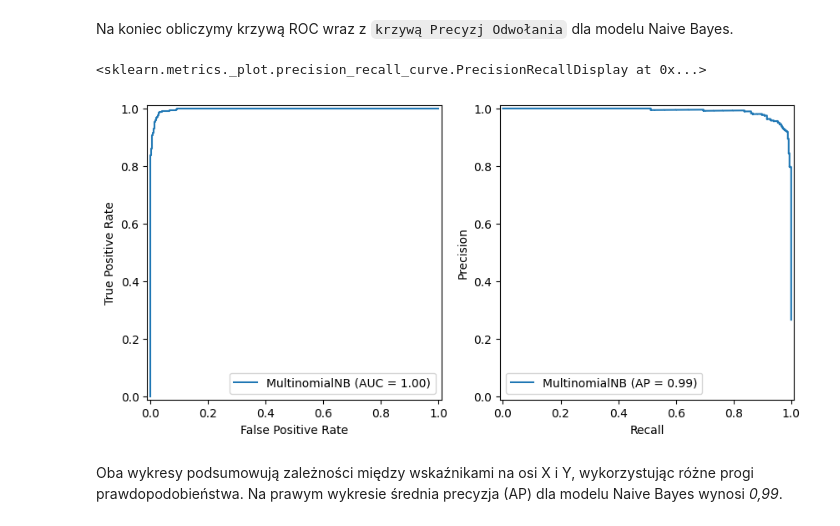
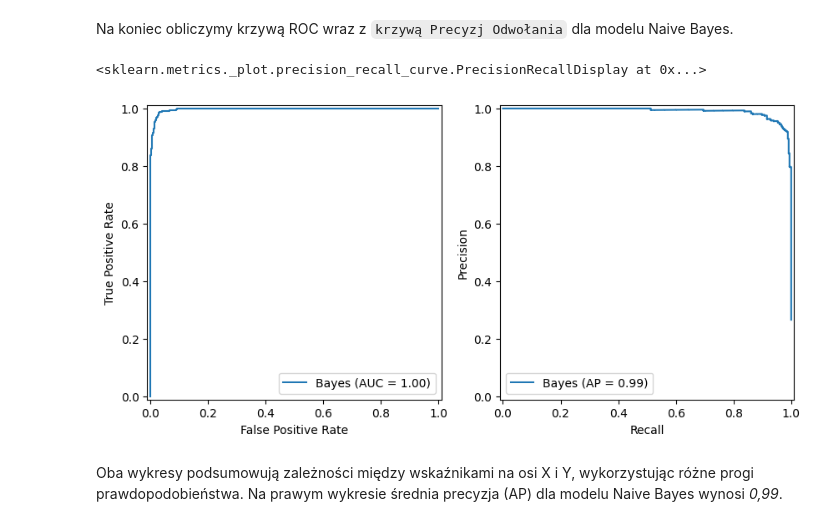
Before and after one commit to patrykzawadzkisggw/mad2, a Jupyter notebook: przyklad.ipynb, the cells around one changed output. Cells and saved outputs as stored; diff of their text form; code cells hidden in the pictures.

```diff
--- a/przyklad.ipynb
+++ b/przyklad.ipynb
@@ -235,7 +242,7 @@ def fn():
     data = pd.read_csv('spam_ham_dataset.csv')
     data['text'] = data['text'].apply(clean_text)
     return data
-data=zaladuj('spam_ham_dataset.pkl',fn)
+data=fn()
 # Split the data into train and test sets
 train_data, test_data, train_class, test_class = train_test_split(data['text'], data['label_num'], random_state=123)
 
@@ -453,29 +456,29 @@ Na koniec obliczymy krzywą ROC wraz z `krzywą Precyzj Odwołania` dla modelu N
 # %%
 # Obtain the scores for each prediction.
 probs = nb_classifier.predict_proba(test_data_features.toarray())
 test_score = probs[:, 1]
 
 # Compute the Receiver Operating Characteristic.
 fpr, tpr, thresholds = metrics.roc_curve(test_class, test_score)
 
 # Compute Area Under the Curve.
 roc_auc = metrics.auc(fpr, tpr)
 
 # Create the ROC curve.
-rc_display = metrics.RocCurveDisplay(fpr=fpr, tpr=tpr, roc_auc=roc_auc, estimator_name='MultinomialNB')
+rc_display = metrics.RocCurveDisplay(fpr=fpr, tpr=tpr, roc_auc=roc_auc, estimator_name='Bayes')
 
 # Create the precision recall curves.
 precision, recall, thresholds = metrics.precision_recall_curve(test_class, test_score)
 ap = metrics.average_precision_score(test_class, test_score)
-pr_display = metrics.PrecisionRecallDisplay(precision=precision, recall=recall, average_precision=ap, estimator_name='MultinomialNB')
+pr_display = metrics.PrecisionRecallDisplay(precision=precision, recall=recall, average_precision=ap, estimator_name='Bayes')
 
 # Plot the curves.
 fig, (ax1, ax2) = plt.subplots(1, 2, figsize=(10, 5))
 rc_display.plot(ax=ax1)
 pr_display.plot(ax=ax2)
 # %% [output]
 <sklearn.metrics._plot.precision_recall_curve.PrecisionRecallDisplay at 0x...>
-[figure, old version]
+[figure, new version]
 # %% [markdown]
 Oba wykresy podsumowują zależności między wskaźnikami na osi X i Y, wykorzystując różne progi prawdopodobieństwa. Na prawym wykresie średnia precyzja (AP) dla modelu Naive Bayes wynosi *0,99*.
 # %%
```
Also changed, not shown: parts of 7 cells of this notebook, 1 other file.
